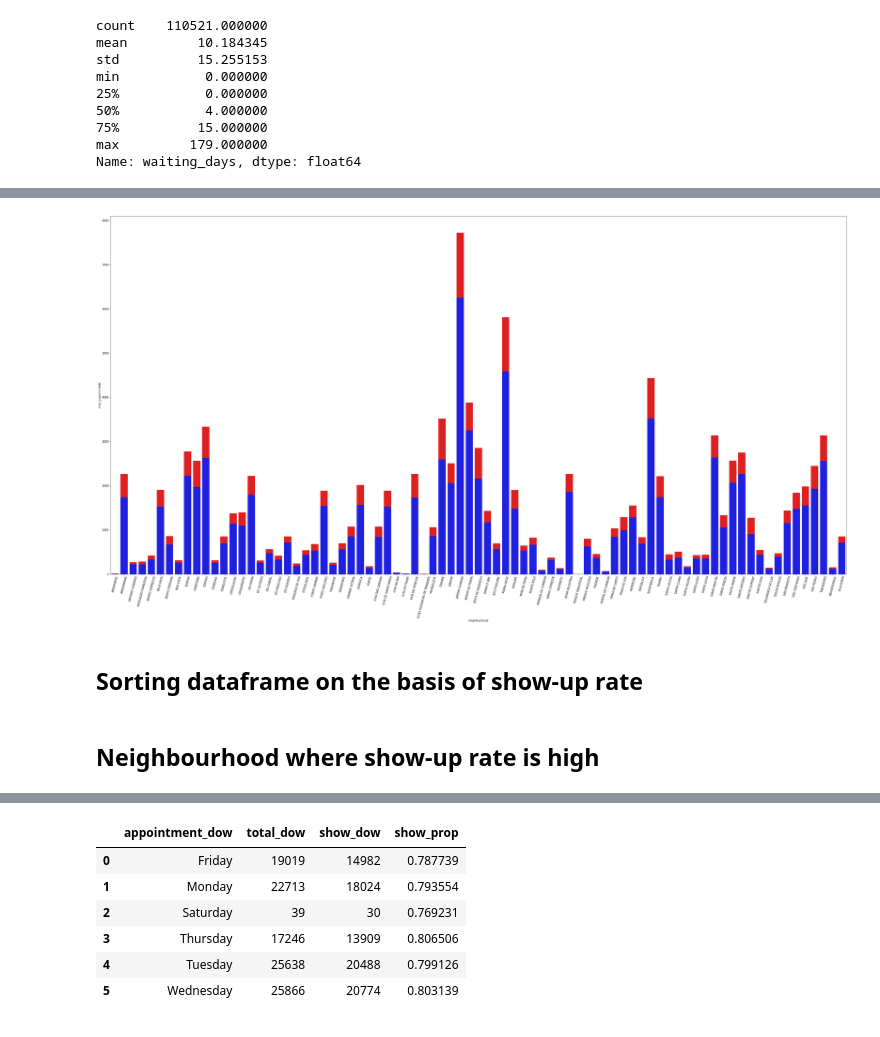
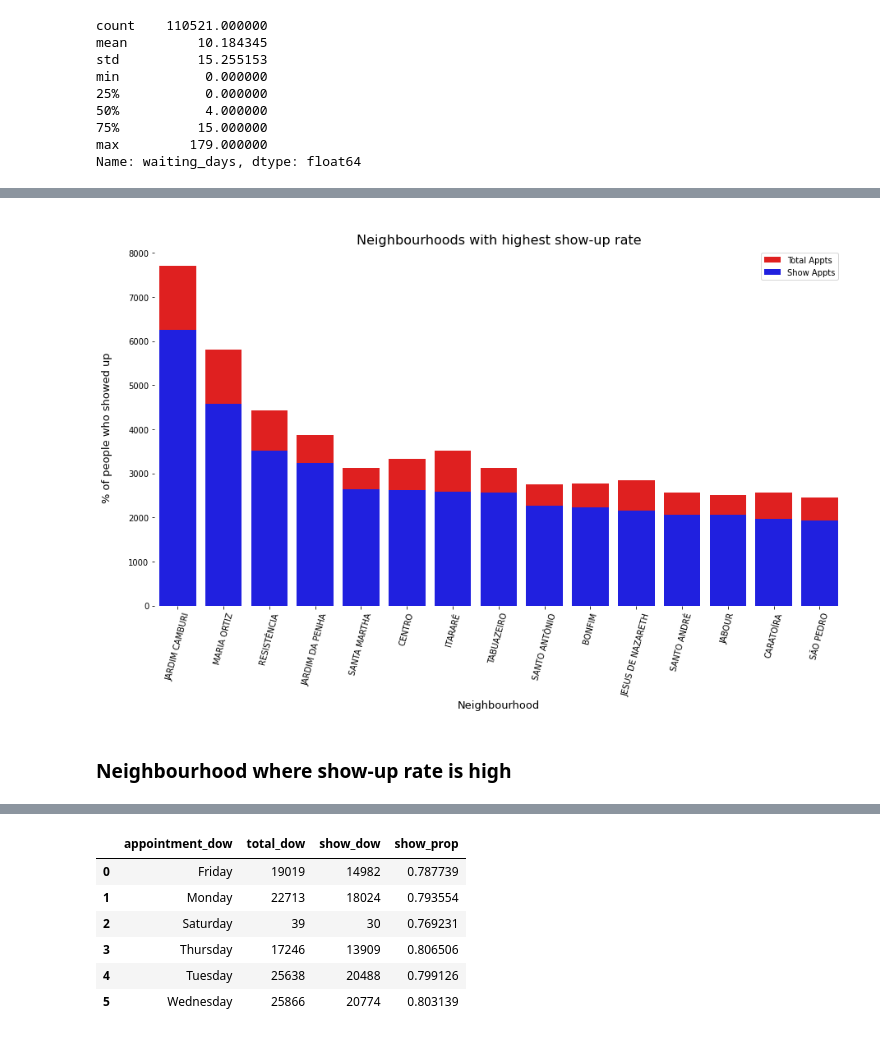
Before and after one commit to dishankkalra23/Algorithms, a Jupyter notebook: Medical_Appointment_No_Shows.ipynb, the cells around one changed output, grey strips where cells are left out. Drawn from its saved outputs; the diff is of its cells as text; code cells hidden in the pictures.

```diff
--- a/Medical_Appointment_No_Shows.ipynb
+++ b/Medical_Appointment_No_Shows.ipynb
@@ -114,5 +146,5 @@ Archive:  noshowappointments.zip
 # %%
-df = pd.read_csv('/content/KaggleV2-May-2016.csv')
+df = pd.read_csv('/content/input/KaggleV2-May-2016.csv')
 # %%
 df.sample(5)
 # %% [output]
@@ -736,11 +1051,20 @@ neighbour_df.sample(10)
 # %%
-plt.figure(figsize=(50,25),dpi=70)
-sns.barplot(data=neighbour_df,x='neighbourhood',y='total_appointments',color='red')
-sns.barplot(data=neighbour_df,x='neighbourhood',y='show_appointments',color='blue')
-plt.xticks(rotation=75);
+plt.figure(figsize=(15, 8))
+graph1 = sns.barplot(data=neighbour_df.sort_values('show_appointments', ascending=False).head(n=15),
+                     x='neighbourhood',y='total_appointments', color='red', label='Total Appts')
+
+graph2 = sns.barplot(data=neighbour_df.sort_values('show_appointments', ascending=False).head(n=15),
+                     x='neighbourhood',y='show_appointments',color='blue', label='Show Appts')
+
+graph1.set_xlabel('Neighbourhood',fontsize=13)
+graph1.set_ylabel('% of people who showed up\n',fontsize=13)
+graph1.set_title('\nNeighbourhoods with highest show-up rate',fontsize=16)
+
+sns.despine(left=True, bottom=True)
+plt.xticks(rotation=75)
+plt.legend()
+plt.show()
 # %% [output]
-[figure, old version]
+[figure, new version]
-# %% [markdown]
-## Sorting dataframe on the basis of show-up rate
 # %% [markdown]
-## Neighbourhood where show-up rate is high
+### Neighbourhood where show-up rate is high
```
Also changed, not shown: parts of 143 cells of this notebook.
